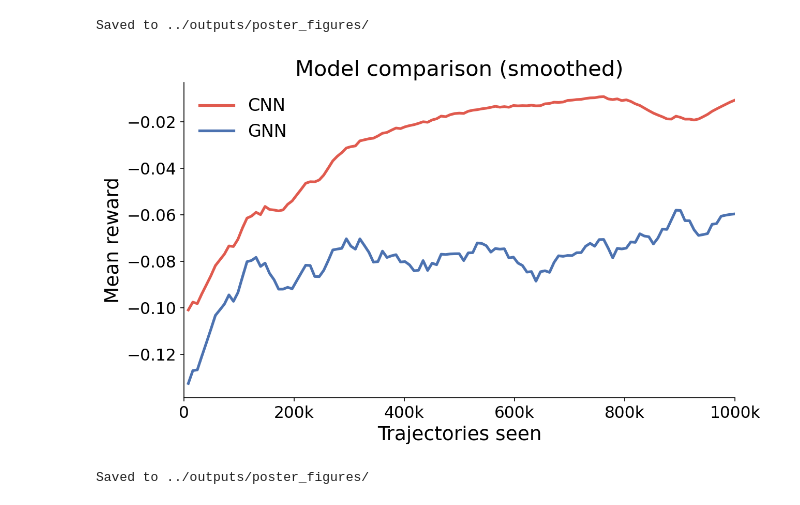
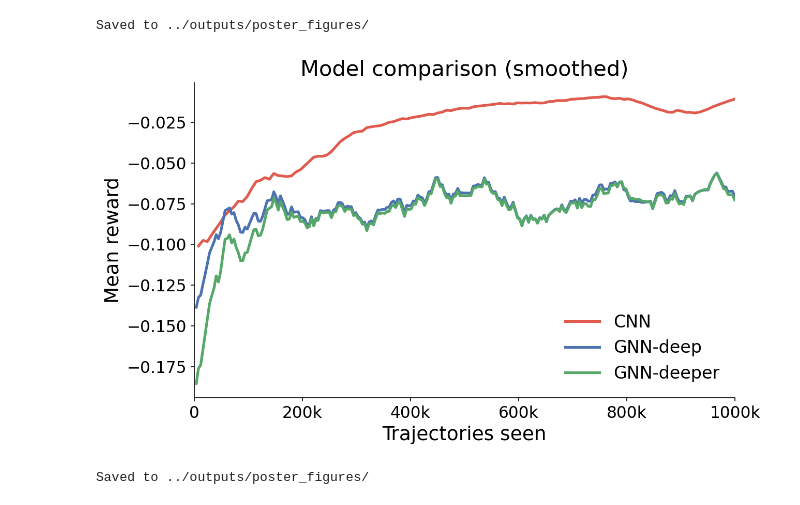
Before and after one commit to denizmsayin/rl-mesh-deformation, a Jupyter notebook: notebooks/poster_plots.ipynb, the cells around one changed output. Drawn from its saved outputs; the diff is of its cells as text; code cells hidden in the pictures.

```diff
--- a/notebooks/poster_plots.ipynb
+++ b/notebooks/poster_plots.ipynb
@@ -291,40 +291,42 @@ TOTAL_TRAJ = 1_000_000
 BASE = Path('../outputs/train_matcher/cnn_vs_gnn')
 baseline_runs = {
     'CNN':        BASE / 'cnn' / 'train_log.csv',
-    'GNN': BASE / 'gnn' / 'train_log.csv',
+    'GNN-deep': BASE / 'gnn_deep' / 'train_log.csv',
+    'GNN-deeper': BASE / 'gnn_deeper' / 'train_log.csv',
 }
+
 baseline_dfs = {label: pd.read_csv(path) for label, path in baseline_runs.items()}
 
 BASELINE_COLORS = ['#E05A4E', '#4C72B0', '#55A868', '#C44E52']
 
 fig, ax = plt.subplots(figsize=(9, 5.5))
 
 for (label, df), color in zip(baseline_dfs.items(), BASELINE_COLORS):
     df = df[df['traj'] <= TOTAL_TRAJ]
     traj   = df['traj'].values
     r_mean = df['reward_mean'].values
     r_std  = df['reward_std'].values
 
     # print(r_mean)
     s_mean = smooth(r_mean)
     s_std  = smooth(r_std)
 
     ax.plot(traj, s_mean, color=color, label=label)
 
 ax.set_xlabel('Trajectories seen')
 ax.set_ylabel('Mean reward')
 ax.set_title('Model comparison (smoothed)')
 ax.set_xlim(0, TOTAL_TRAJ)
 ax.legend(frameon=False)
 ax.xaxis.set_major_formatter(ticker.FuncFormatter(
     lambda x, _: f'{int(x/1000)}k' if x > 0 else '0'
 ))
 
 fig.tight_layout()
 fig.savefig(OUT / 'poster_baseline_curves.pdf', bbox_inches='tight')
 fig.savefig(OUT / 'poster_baseline_curves.png', bbox_inches='tight', dpi=300)
 plt.show()
 print(f'Saved to {OUT}/')
 # %% [output]
-[figure, old version]
+[figure, new version]
 Saved to ../outputs/poster_figures/
```
Also changed, not shown: 2 other files.
